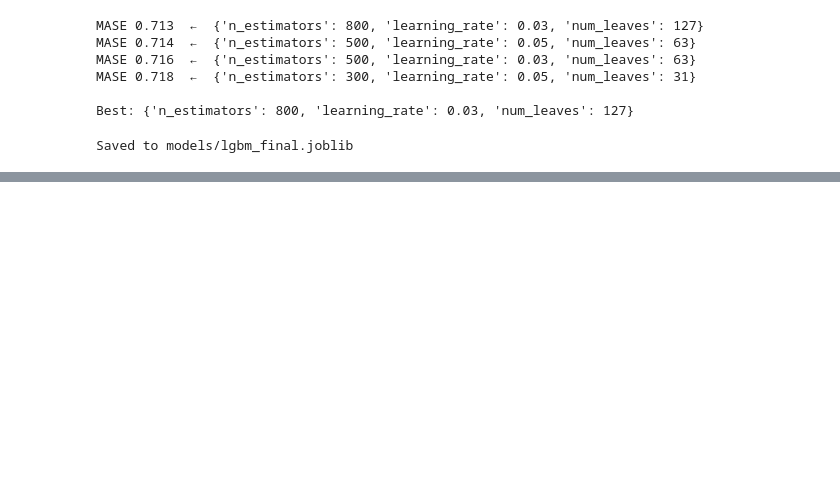
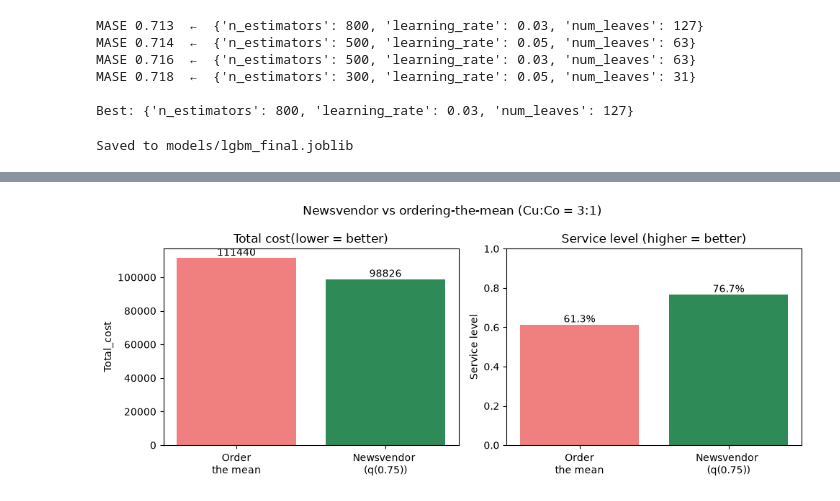
Before and after one commit to Jay-Purohit1131/demand_forecast_inventory_optimizer, a Jupyter notebook: notebooks/02_modeling.ipynb, the cells around one changed output, grey strips where cells are left out. Saved outputs shown, nothing was run; the diff lists cells and outputs as text; code cells hidden in the pictures; blank space fills up the shorter version.

```diff
--- a/notebooks/02_modeling.ipynb
+++ b/notebooks/02_modeling.ipynb
@@ -310,0 +495,24 @@ print(inspect)
+# %%
+fig, (ax1, ax2) = plt.subplots(1 ,2, figsize=(10, 4))
+
+policies = ['Order\nthe mean', 'Newsvendor \n(q(0.75))']
+costs = [cost_mean, cost_nv]
+services = [service_level(order_mean, actual), service_level(order_newsvendor, actual)]
+
+b1 = ax1.bar(policies, costs, color=['lightcoral', 'seagreen'])
+ax1.set_ylabel("Total_cost"); ax1.set_title("Total cost(lower = better)")
+for b, v in zip(b1, costs):
+    ax1.text(b.get_x()+b.get_width()/2, v, f"{v:.0f}", ha='center', va='bottom')
+
+b2 = ax2.bar(policies, services, color=['lightcoral', 'seagreen'])
+ax2.set_ylabel("Service level"); ax2.set_title("Service level (higher = better)")
+ax2.set_ylim(0, 1)
+for b, v in zip(b2, services):
+    ax2.text(b.get_x()+b.get_width()/2, v, f"{v:.1%}", ha='center', va='bottom')
+
+plt.suptitle(f"Newsvendor vs ordering-the-mean (Cu:Co = 3:1)")
+plt.tight_layout()
+plt.savefig('../reports/figures/newsvendor_comparison.png', dpi=120)
+plt.show()
+# %% [output]
+[figure, added]
```
Also changed, not shown: parts of 22 cells of this notebook, 6 other files.
